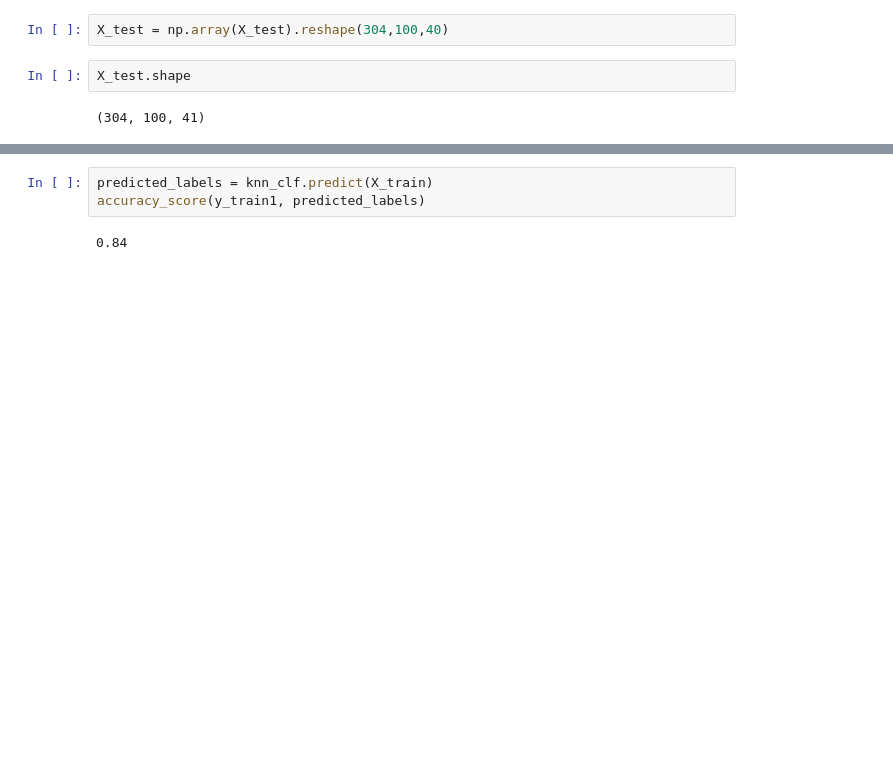
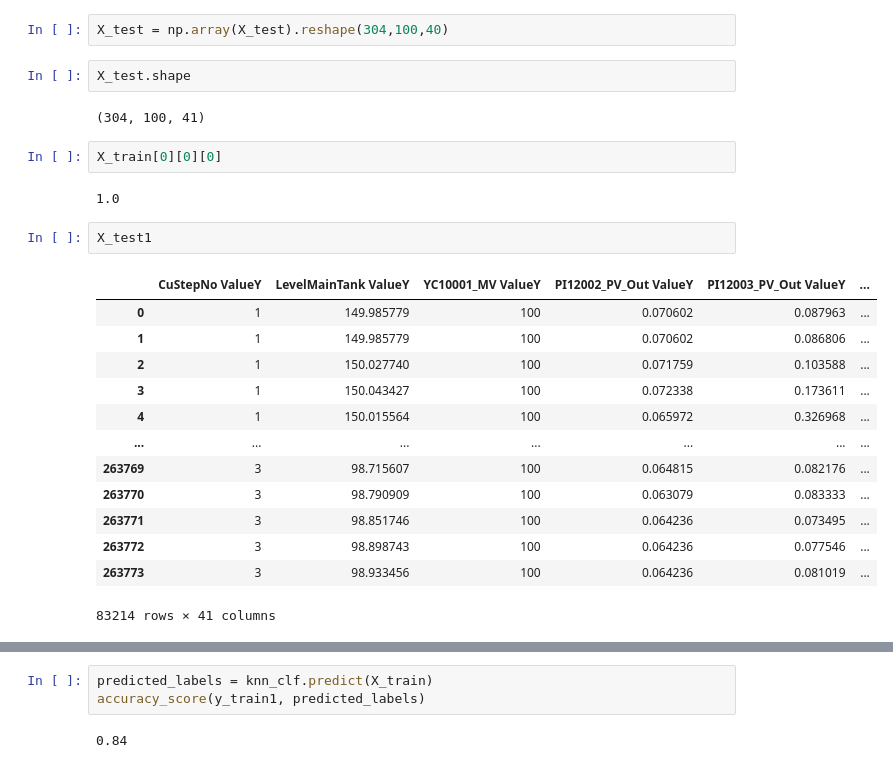
Before and after one commit to P-AEL/Analyse_von_Prozessdaten, a Jupyter notebook: Paul/Hard_coding.ipynb, the cells around one changed output, grey strips where cells are left out. Drawn from its saved outputs; the diff is of its cells as text; blank space fills up the shorter version.

```diff
--- a/Paul/Hard_coding.ipynb
+++ b/Paul/Hard_coding.ipynb
@@ -152,3 +155,23 @@ X_test = np.array(X_test).reshape(304,100,40)
 X_test.shape
 # %% [output]
 (304, 100, 41)
+# %%
+X_train[0][0][0]
+# %% [output]
+1.0
+# %%
+X_test1
+# %% [output]
+|  | CuStepNo ValueY | LevelMainTank ValueY | YC10001_MV ValueY | PI12002_PV_Out ValueY | PI12003_PV_Out ValueY | ... |
+| 0 | 1 | 149.985779 | 100 | 0.070602 | 0.087963 | ... |
+| 1 | 1 | 149.985779 | 100 | 0.070602 | 0.086806 | ... |
+| 2 | 1 | 150.027740 | 100 | 0.071759 | 0.103588 | ... |
+| 3 | 1 | 150.043427 | 100 | 0.072338 | 0.173611 | ... |
+| 4 | 1 | 150.015564 | 100 | 0.065972 | 0.326968 | ... |
+| ... | ... | ... | ... | ... | ... | ... |
+| 263769 | 3 | 98.715607 | 100 | 0.064815 | 0.082176 | ... |
+| 263770 | 3 | 98.790909 | 100 | 0.063079 | 0.083333 | ... |
+| 263771 | 3 | 98.851746 | 100 | 0.064236 | 0.073495 | ... |
+| 263772 | 3 | 98.898743 | 100 | 0.064236 | 0.077546 | ... |
+| 263773 | 3 | 98.933456 | 100 | 0.064236 | 0.081019 | ... |
+83214 rows × 41 columns
```
Also changed, not shown: parts of 27 cells of this notebook, 1 other file.
